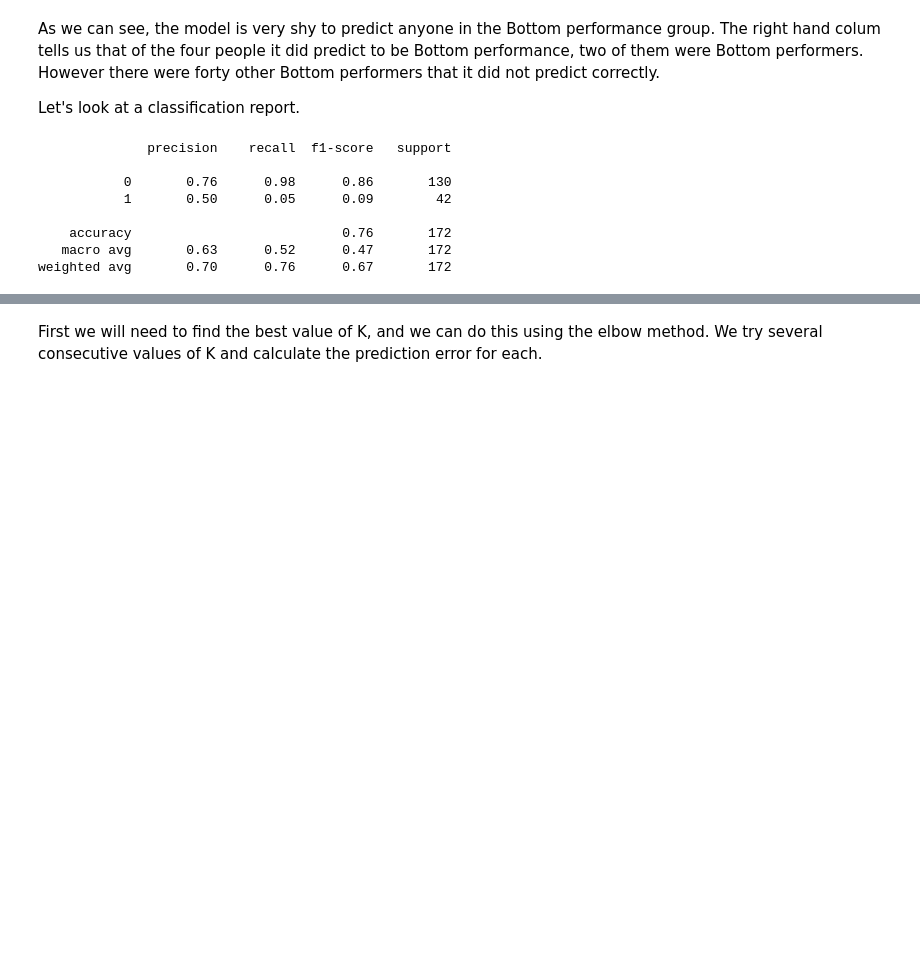
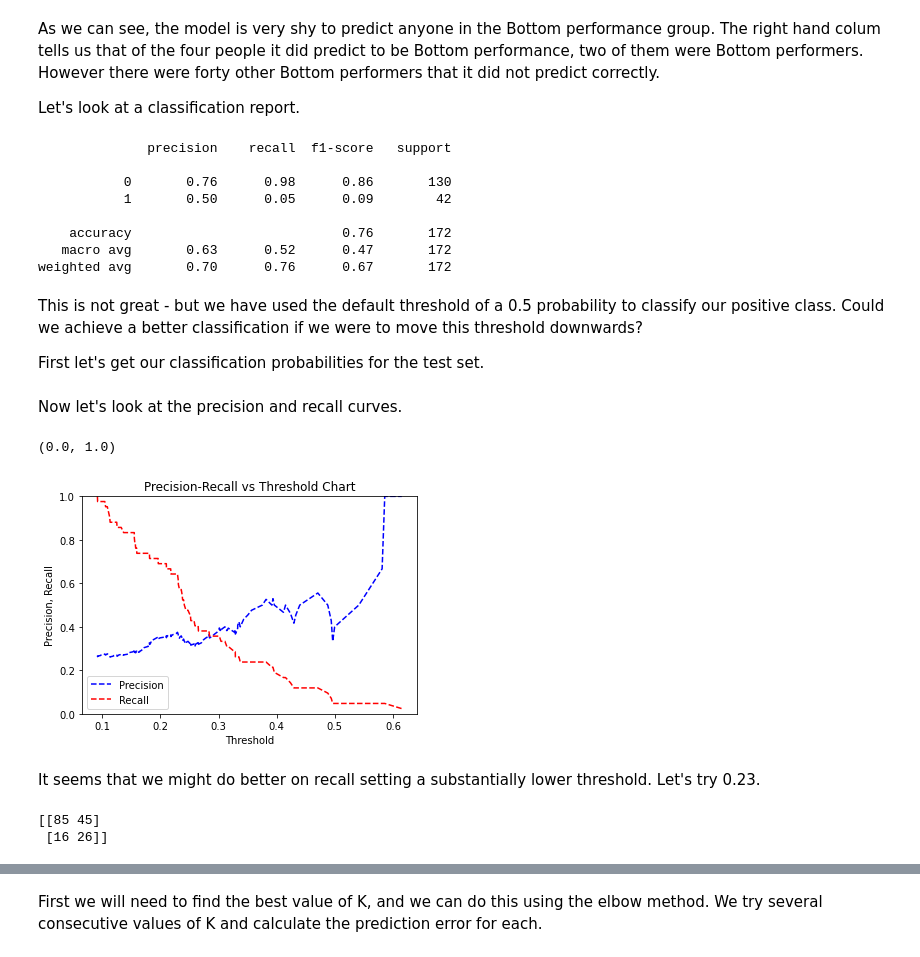
Before and after one commit to keithmcnulty/notebooks, a Jupyter notebook: performance_mltest_bottom.ipynb, the cells around one changed output, grey strips where cells are left out. Cells and saved outputs as stored; diff of their text form; code cells hidden in the pictures; blank space fills up the shorter version.

```diff
--- a/performance_mltest_bottom.ipynb
+++ b/performance_mltest_bottom.ipynb
@@ -157,3 +157,33 @@ print(classification_report(y_test, predicts))
     accuracy                           0.76       172
    macro avg       0.63      0.52      0.47       172
 weighted avg       0.70      0.76      0.67       172
+# %% [markdown]
+This is not great - but we have used the default threshold of a 0.5 probability to classify our positive class.  Could we achieve a better classification if we were to move this threshold downwards?
+
+First let's get our classification probabilities for the test set.
+# %%
+probs_y=model.predict_proba(X_test)
+  # probs_y is a 2-D array of probability of being labeled as 0 (first
+  # column of
+  # array) vs 1 (2nd column in array)
+# %% [markdown]
+Now let's look at the precision and recall curves.
+# %%
+from sklearn.metrics import precision_recall_curve, auc
+precision, recall, thresholds = precision_recall_curve(y_test, probs_y[:,
+1])
+   #retrieve probability of being 1(in second column of probs_y)
+pr_auc = auc(recall, precision)
+
+plt.title("Precision-Recall vs Threshold Chart")
+plt.plot(thresholds, precision[: -1], "b--", label="Precision")
+plt.plot(thresholds, recall[: -1], "r--", label="Recall")
+plt.ylabel("Precision, Recall")
+plt.xlabel("Threshold")
+plt.legend(loc="lower left")
+plt.ylim([0,1])
+# %% [output]
+(0.0, 1.0)
+[figure, added]
+# %% [markdown]
+It seems that we might do better on recall setting a substantially lower threshold.  Let's try 0.23.
@@ -159,0 +192,5 @@ weighted avg       0.70      0.76      0.67       172
+# %%
+print(confusion_matrix(y_test, predicts_new))
+# %% [output]
+[[85 45]
+ [16 26]]
```
Also changed, not shown: parts of 12 cells of this notebook.
